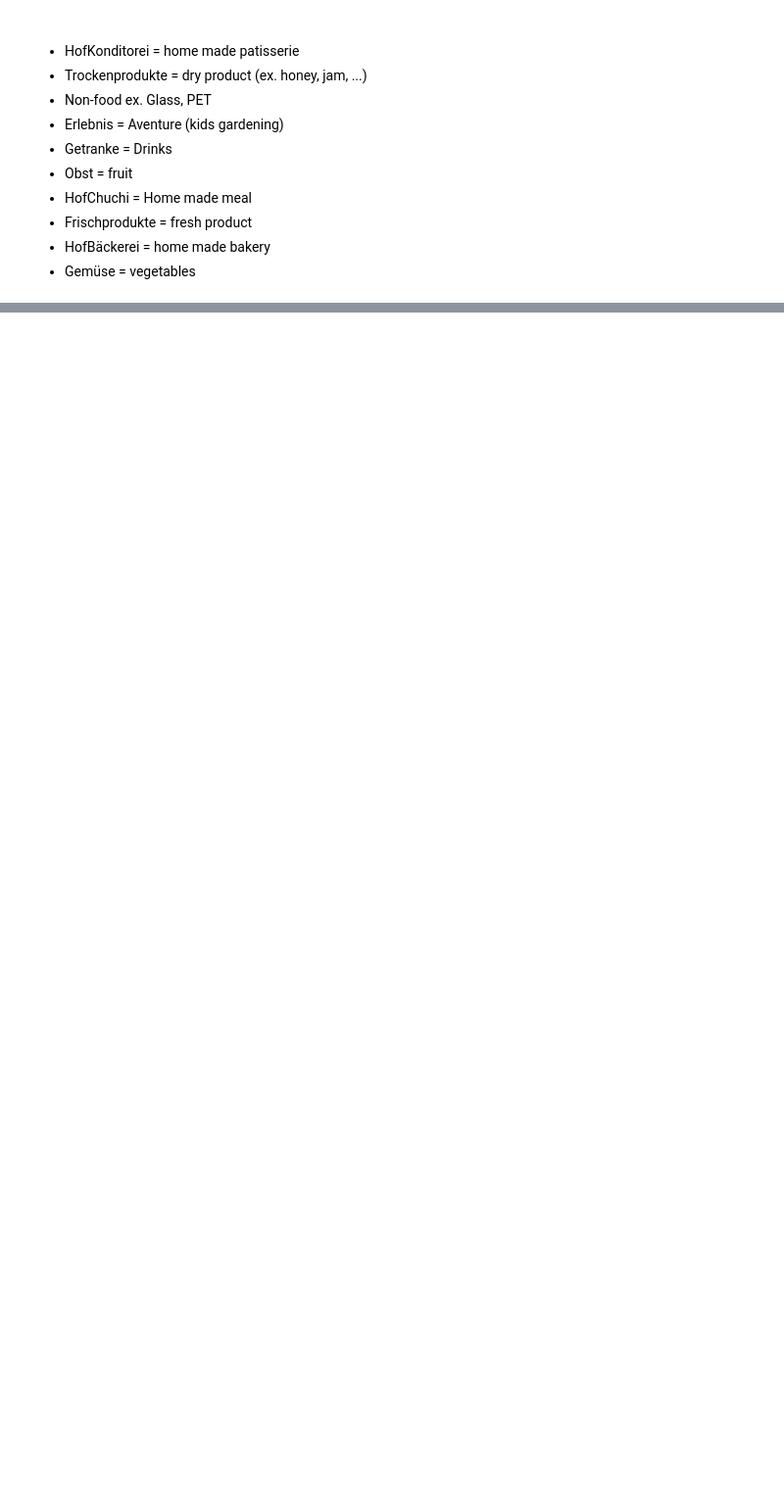
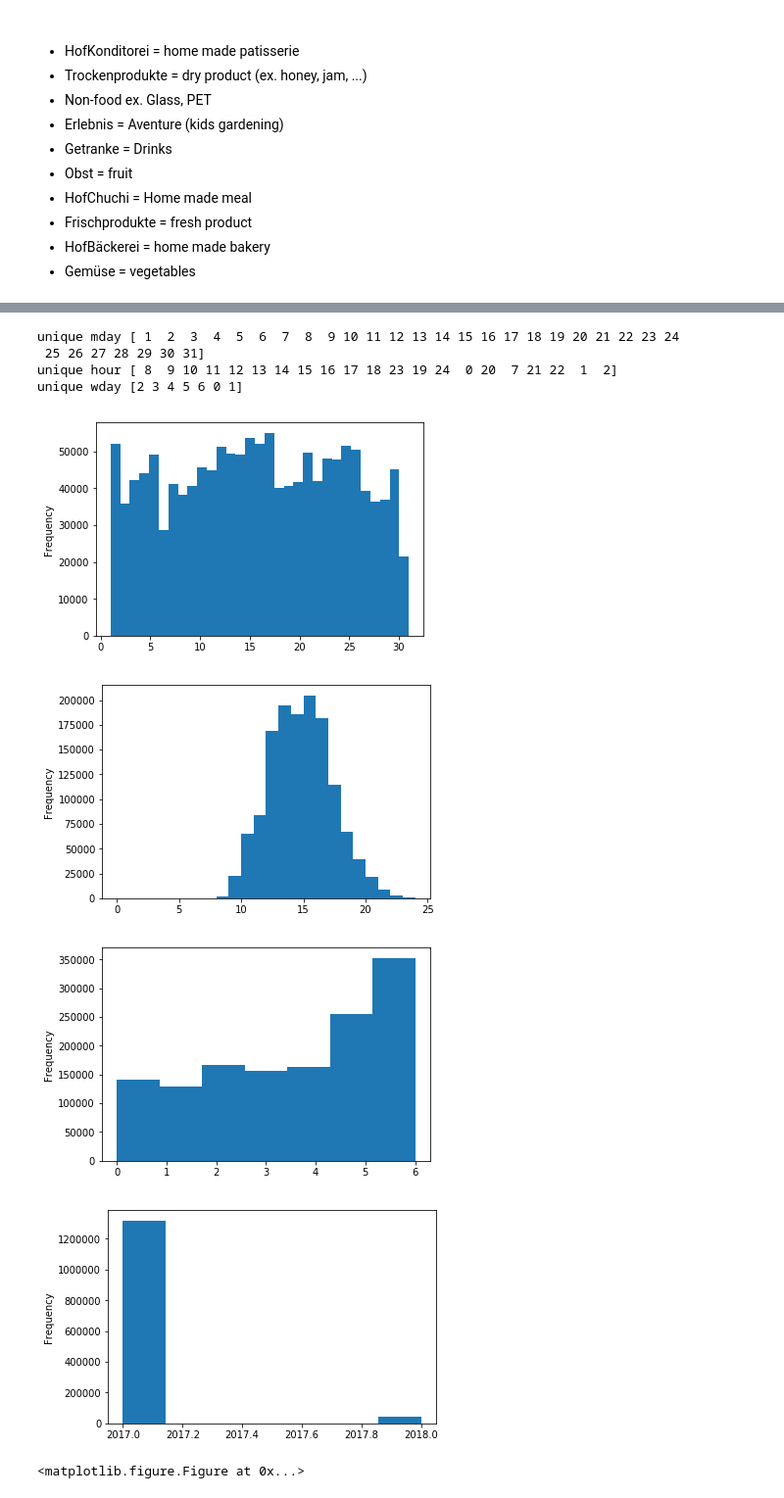
Before and after one commit to alafanechere/food-hackathon, a Jupyter notebook: dataset_preprocessing.ipynb, the cells around one changed output, grey strips where cells are left out. Shown at 98% size. Cells and saved outputs as stored; diff of their text form; code cells hidden in the pictures; blank space fills up the shorter version.

```diff
--- a/dataset_preprocessing.ipynb
+++ b/dataset_preprocessing.ipynb
@@ -15,8 +15,8 @@ import pandas as pd
 import numpy as np
 import time
 # %%
-df_J = pd.read_csv('POS-data_Juckerhof.csv', sep=";", encoding='latin1')
-df_B = pd.read_csv('POS-data_Baechlihof.csv', sep=";", encoding='latin1')
+df_J = pd.read_csv('data/POS-data_Juckerhof.csv', sep=";", encoding='latin1')
+df_B = pd.read_csv('data/POS-data_Baechlihof.csv', sep=";", encoding='latin1')
 
 # concatenate both datasets
 res = pd.concat([df_J, df_B])
@@ -26,3 +26,4 @@ res['wday'] = res['timestamp'].apply(lambda x: time.gmtime(x).tm_wday)
 res['month'] = res['timestamp'].apply(lambda x: time.gmtime(x).tm_mon)
 res['hour'] = res['timestamp'].apply(lambda x: time.gmtime(x).tm_hour if time.gmtime(x).tm_min <= 30 else time.gmtime(x).tm_hour + 1)
 res['mday'] = res['timestamp'].apply(lambda x: time.gmtime(x).tm_mday)
+res['year'] = res['timestamp'].apply(lambda x: time.gmtime(x).tm_year)
@@ -28,0 +65,12 @@ res['mday'] = res['timestamp'].apply(lambda x: time.gmtime(x).tm_mday)
+# %%
+plot_date(res)
+# %% [output]
+unique mday [ 1  2  3  4  5  6  7  8  9 10 11 12 13 14 15 16 17 18 19 20 21 22 23 24
+ 25 26 27 28 29 30 31]
+unique hour [ 8  9 10 11 12 13 14 15 16 17 18 23 19 24  0 20  7 21 22  1  2]
+unique wday [2 3 4 5 6 0 1]
+[figure, added]
+[figure, added]
+[figure, added]
+[figure, added]
+<matplotlib.figure.Figure at 0x...>
```
Also changed, not shown: parts of 5 cells of this notebook.
